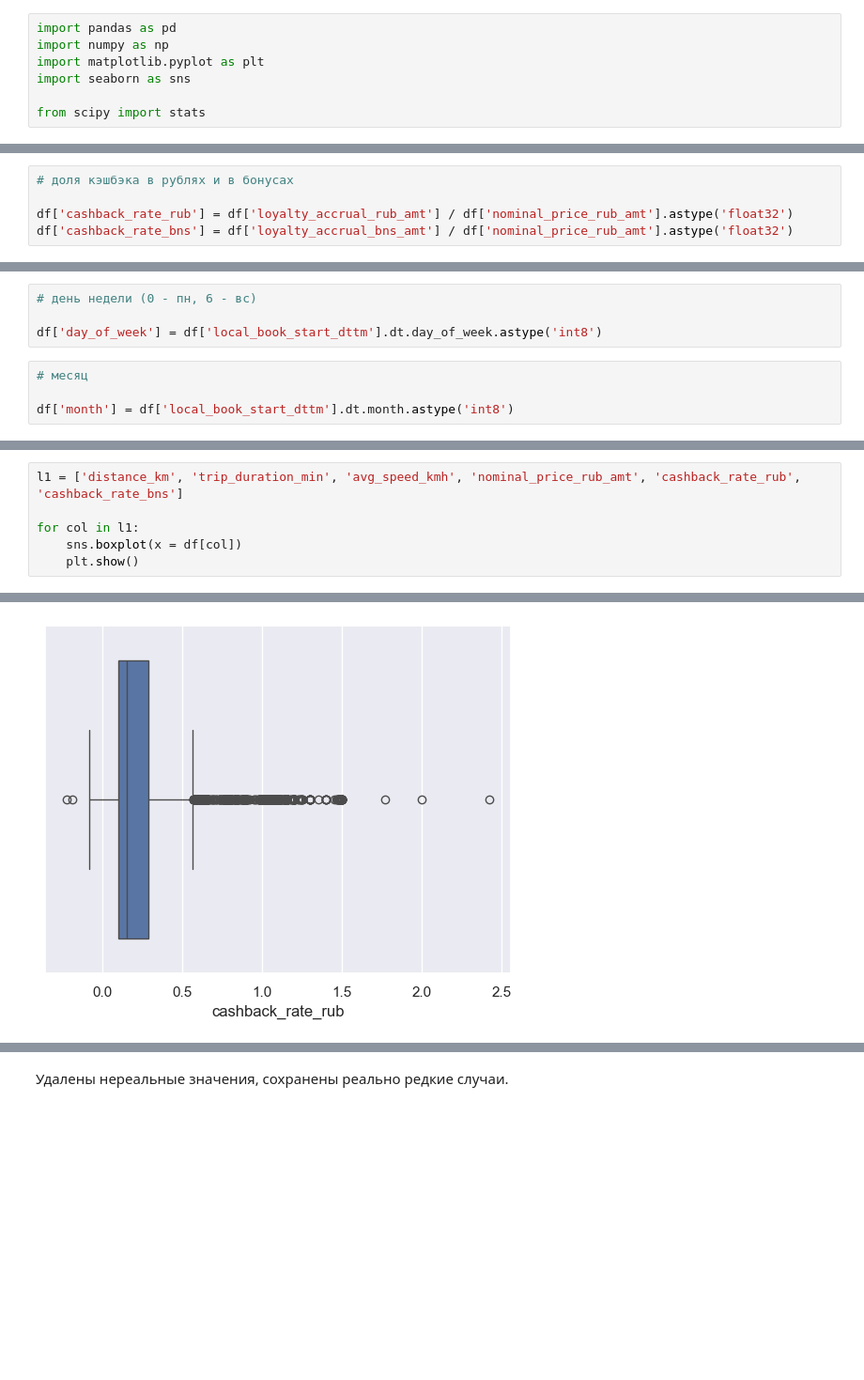
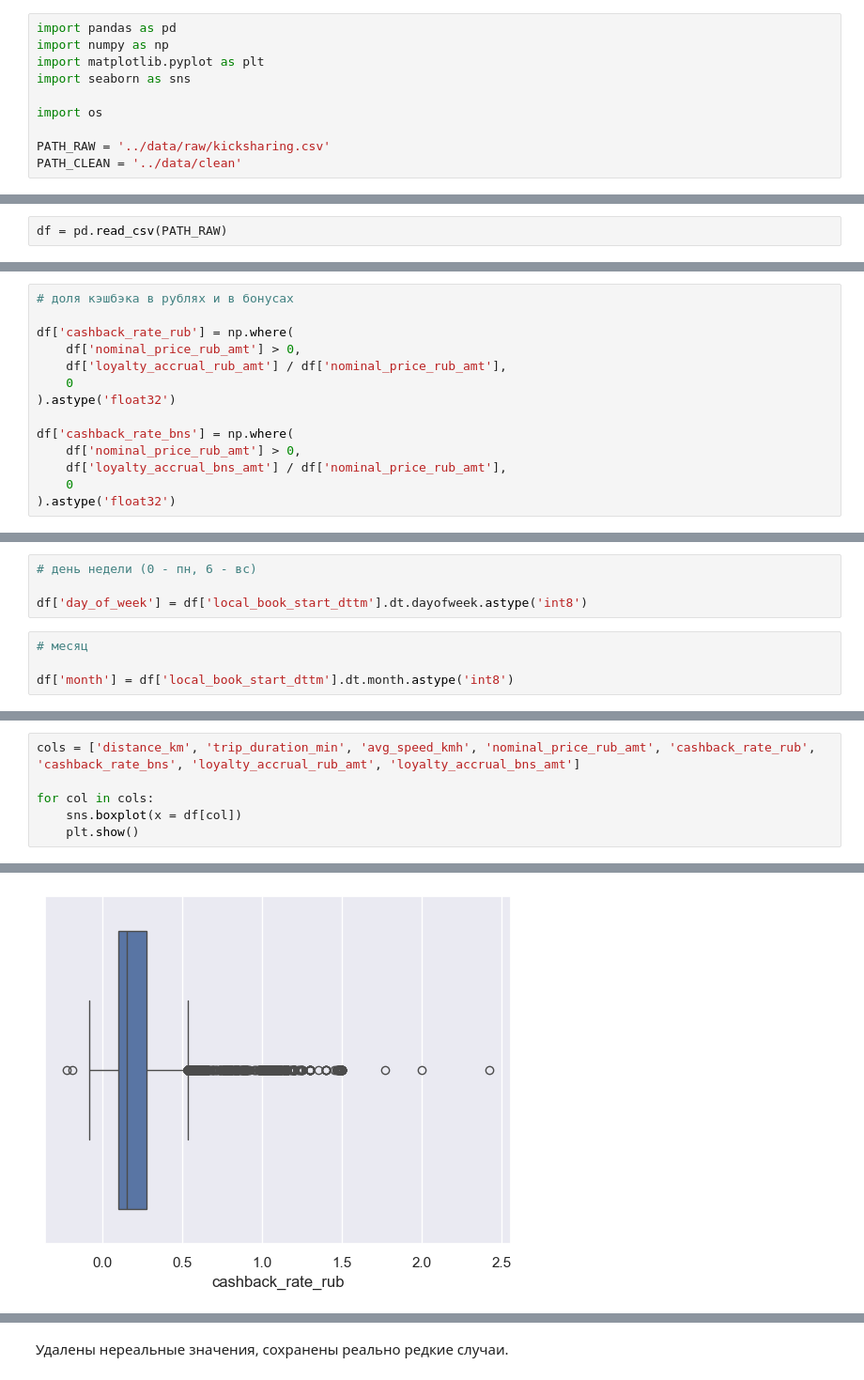
Before and after one commit to george-gh5/kicksharing-analysis, a Jupyter notebook: notebooks/1_data_cleaning.ipynb, the cells around one changed output, grey strips where cells are left out. Shown at 94% size. Cells and saved outputs as stored; diff of their text form; blank space fills up the shorter version.

```diff
--- a/notebooks/1_data_cleaning.ipynb
+++ b/notebooks/1_data_cleaning.ipynb
@@ -18,6 +21,9 @@ import numpy as np
 import matplotlib.pyplot as plt
 import seaborn as sns
 
-from scipy import stats
+import os
+
+PATH_RAW = '../data/raw/kicksharing.csv'
+PATH_CLEAN = '../data/clean'
 # %%
 sns.set_theme(style='darkgrid', palette='deep')
@@ -31,3 +34,5 @@ df = pd.read_csv(path)
+# %%
+df = pd.read_csv(PATH_RAW)
 # %%
 # потребление памяти по столбцам (в байтах)
 df.memory_usage(deep=True)
@@ -401,5 +458,14 @@ df['avg_speed_kmh'] = (df['distance_km'] / df['trip_duration_min'] * 60).astype(
 # %%
 # доля кэшбэка в рублях и в бонусах
 
-df['cashback_rate_rub'] = df['loyalty_accrual_rub_amt'] / df['nominal_price_rub_amt'].astype('float32')
-df['cashback_rate_bns'] = df['loyalty_accrual_bns_amt'] / df['nominal_price_rub_amt'].astype('float32')
+df['cashback_rate_rub'] = np.where(
+    df['nominal_price_rub_amt'] > 0,
+    df['loyalty_accrual_rub_amt'] / df['nominal_price_rub_amt'],
+    0
+).astype('float32')
+
+df['cashback_rate_bns'] = np.where(
+    df['nominal_price_rub_amt'] > 0,
+    df['loyalty_accrual_bns_amt'] / df['nominal_price_rub_amt'],
+    0
+).astype('float32')
@@ -410,7 +478,7 @@ df['hour'] = df['local_book_start_dttm'].dt.hour.astype('int8')
 # %%
 # день недели (0 - пн, 6 - вс)
 
-df['day_of_week'] = df['local_book_start_dttm'].dt.day_of_week.astype('int8')
+df['day_of_week'] = df['local_book_start_dttm'].dt.dayofweek.astype('int8')
 # %%
 # месяц
 
@@ -441,13 +515,13 @@ df.describe()
 # %%
-l1 = ['distance_km', 'trip_duration_min', 'avg_speed_kmh', 'nominal_price_rub_amt', 'cashback_rate_rub', 'cashback_rate_bns']
+cols = ['distance_km', 'trip_duration_min', 'avg_speed_kmh', 'nominal_price_rub_amt', 'cashback_rate_rub', 'cashback_rate_bns', 'loyalty_accrual_rub_amt', 'loyalty_accrual_bns_amt']
 
-for col in l1:
+for col in cols:
     sns.boxplot(x = df[col])
     plt.show()
 # %% [output]
 [figure]
 [figure]
 [figure]
 [figure]
-[figure, old version]
+[figure, new version]
 [figure]
```
Also changed, not shown: parts of 81 cells of this notebook, 2 other files.
